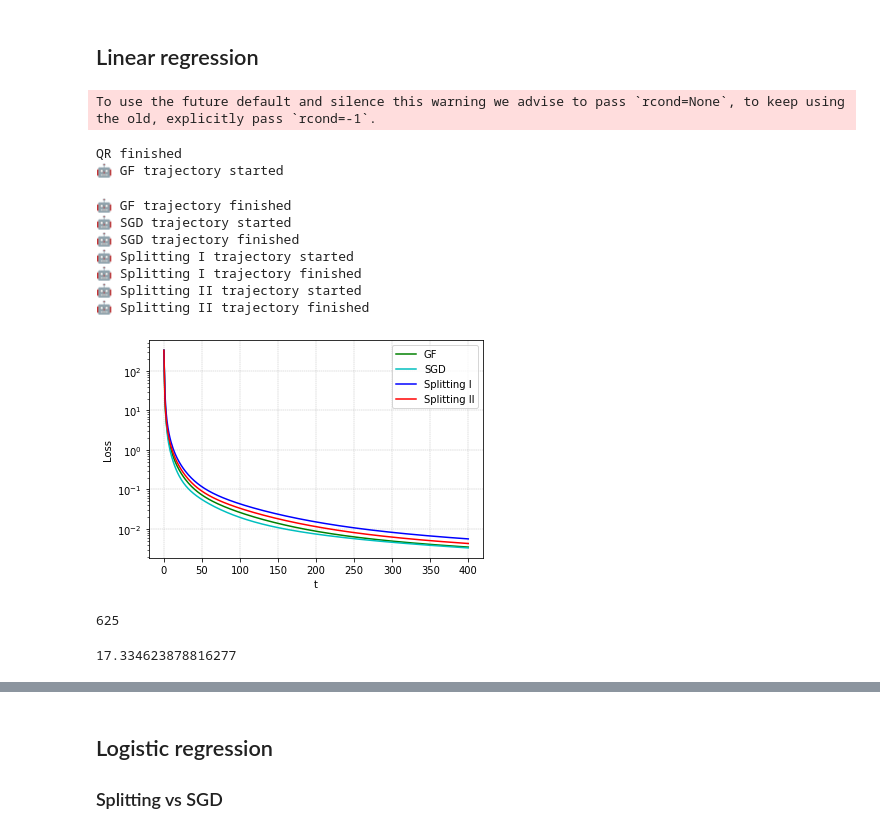
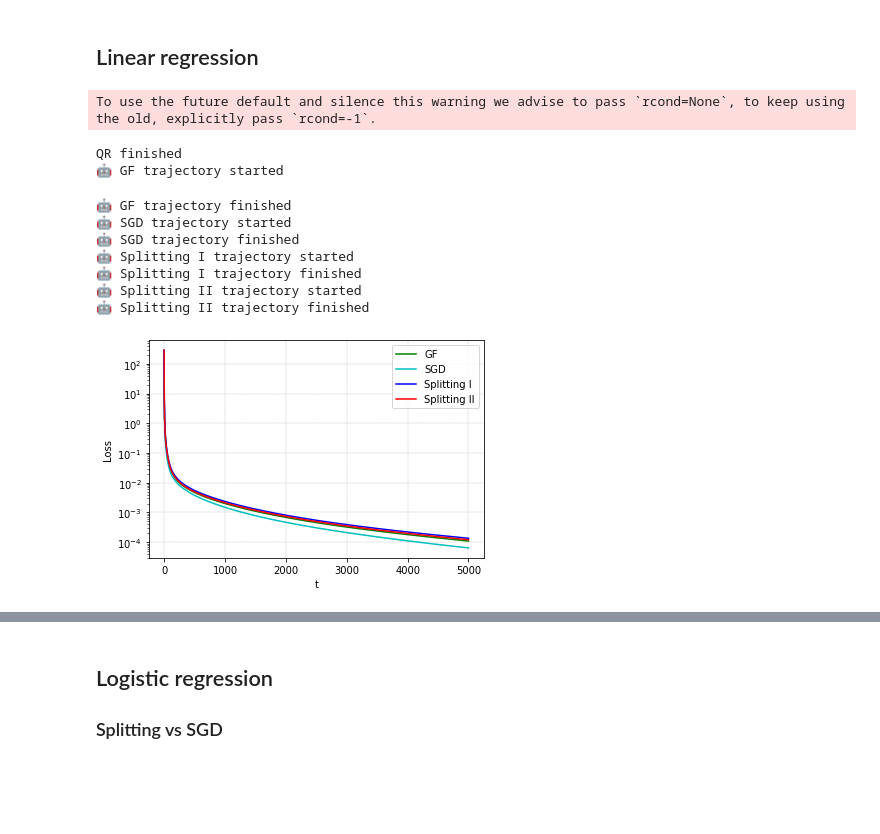
Before and after one commit to MerkulovDaniil/split-sgd, a Jupyter notebook: Code/Continious_time.ipynb, the cells around one changed output, grey strips where cells are left out. Cells and saved outputs as stored; diff of their text form; code cells hidden in the pictures; blank space fills up the shorter version.

```diff
--- a/Code/Continious_time.ipynb
+++ b/Code/Continious_time.ipynb
@@ -12,7 +34,7 @@ from matplotlib import pyplot as plt
 import scipy.linalg
 from scipy.linalg import expm, qr
 import copy
-from tqdm import tqdm
+from fastprogress.fastprogress import master_bar, progress_bar
 
 # ======= Function definitions =======
 
@@ -84,7 +106,7 @@ def gradient_flow_trajectory(Q, R, theta_0, y, ts):
     thetas = []
     losses = []
 
-    for t in tqdm(ts):
+    for t in progress_bar(ts):
         # print(t)
         theta_t = solve_local_problem(Q, R, theta_0, y, t, n)
         thetas.append(theta_t)
@@ -105,7 +127,7 @@ def sgd_trajectory(Xs, theta_0, ys, lr, N_epoch):
     ts = []
     t = 0
     ts.append(t)
-    for i_t in range(N_epoch):
+    for i_t in progress_bar(range(N_epoch)):
         h = lr*n/b
         t+=h
         ts.append(t)
@@ -133,7 +155,7 @@ def spl_trajectory(Qs, Rs, theta_0, ys, ts):
     theta_t = theta_0
     ts_new = []
 
-    for i_t in range(len(ts)):
+    for i_t in progress_bar(range(len(ts))):
         t = ts[i_t]
         thetas.append(theta_t)
         loss_t = loss(Xs, theta_t, ys)
@@ -166,7 +188,7 @@ def spl2_trajectory(Qs, Rs, theta_0, ys, ts):
     theta_t = theta_0
     ts_new = []
 
-    for i_t in range(len(ts)):
+    for i_t in progress_bar(range(len(ts))):
         t = ts[i_t]
         thetas.append(theta_t)
         loss_t = loss(Xs, theta_t, ys)
@@ -208,9 +230,7 @@ p = 300
 n = 300
 s = 10
 b = 30
-n_max_iter = 2000
 epsilon = 0
-n_experiments = 30
 
 X, theta_0, y, theta_lstsq = generate_problem(p,n, lstsq=True, epsilon=epsilon)
 
@@ -220,61 +240,36 @@ Qs = np.zeros((s, p, b))
 Rs = np.zeros((s, b, b))
 Q, R = qr(X.T, mode='economic')
 
 for i_batch in range(s):
     Xs[i_batch] = X[b*i_batch:b*(i_batch+1), :]
     ys[i_batch] = y[b*i_batch:b*(i_batch+1)]
     Qs[i_batch], Rs[i_batch] = qr(Xs[i_batch].T, mode='economic')
 
 print('QR finished')
 
 theta_0     = np.random.randn(p)
 theta_0     = theta_0/np.linalg.norm(theta_0)
-total_time  = 400
-learning_rate = 1e-1
+total_time  = 5000
+learning_rate = 5e-2
+h_size = 0.75
 N_epochs = int(total_time*b/(learning_rate*n))
-ts_gf = np.linspace(0, total_time, 300)
-ts_spl = np.linspace(0, total_time, 300)
+ts_gf = np.linspace(0, total_time, int(total_time/(h_size)))
+ts_spl = np.linspace(0, total_time, int(total_time/(h_size)))
 
 # ======= Trajectory generation =======
 thetas_gf, losses_gf    = gradient_flow_trajectory(Q, R, theta_0, y, ts_gf)
 thetas_sgd, losses_sgd, ts_sgd  = sgd_trajectory(Xs, theta_0, ys, learning_rate, N_epochs)
 thetas_spl, losses_spl = spl_trajectory(Qs, Rs, theta_0, ys, ts_spl)
 thetas_spl2, losses_spl2 = spl2_trajectory(Qs, Rs, theta_0, ys, ts_spl)
-
-plt.figure(figsize=(6.0, 4.0))
-# plt.semilogy(np.linspace(0,total_time, repetitions), par_residuals_true[:-1], 'go', label = 'True')
-# plt.semilogy(np.linspace(0,total_time, repetitions), par_residuals_true[:-1], 'g')
-plt.semilogy(ts_gf, losses_gf, 'g', label = 'GF')
-plt.semilogy(ts_sgd, losses_sgd, 'c', label = 'SGD')
-plt.semilogy(ts_spl, losses_spl, 'b', label = 'Splitting I')
-plt.semilogy(ts_spl, losses_spl2, 'r', label = 'Splitting II')
-plt.grid(True, linestyle='--', linewidth=0.4)
-# plt.grid()
-plt.xlabel('t')
-plt.ylabel('Loss')
-plt.legend()
-
-# plt.savefig('sgd_split_step_n{}.svg'.format(epsilon))
-plt.savefig('convergence_lls.pdf')
-plt.show()
 # %% [output]
 To use the future default and silence this warning we advise to pass `rcond=None`, to keep using the old, explicitly pass `rcond=-1`.
 QR finished
 🤖 GF trajectory started
 🤖 GF trajectory finished
 🤖 SGD trajectory started
 🤖 SGD trajectory finished
 🤖 Splitting I trajectory started
 🤖 Splitting I trajectory finished
 🤖 Splitting II trajectory started
 🤖 Splitting II trajectory finished
-[figure, old version]
+[figure, new version]
-# %%
-print(N_epochs)
-# %% [output]
-625
-# %%
-theta_0 = np.random.randn(p)
-np.linalg.norm(theta_0)
-# %% [output]
-17.334623878816277
```
Also changed, not shown: parts of 9 cells of this notebook.
